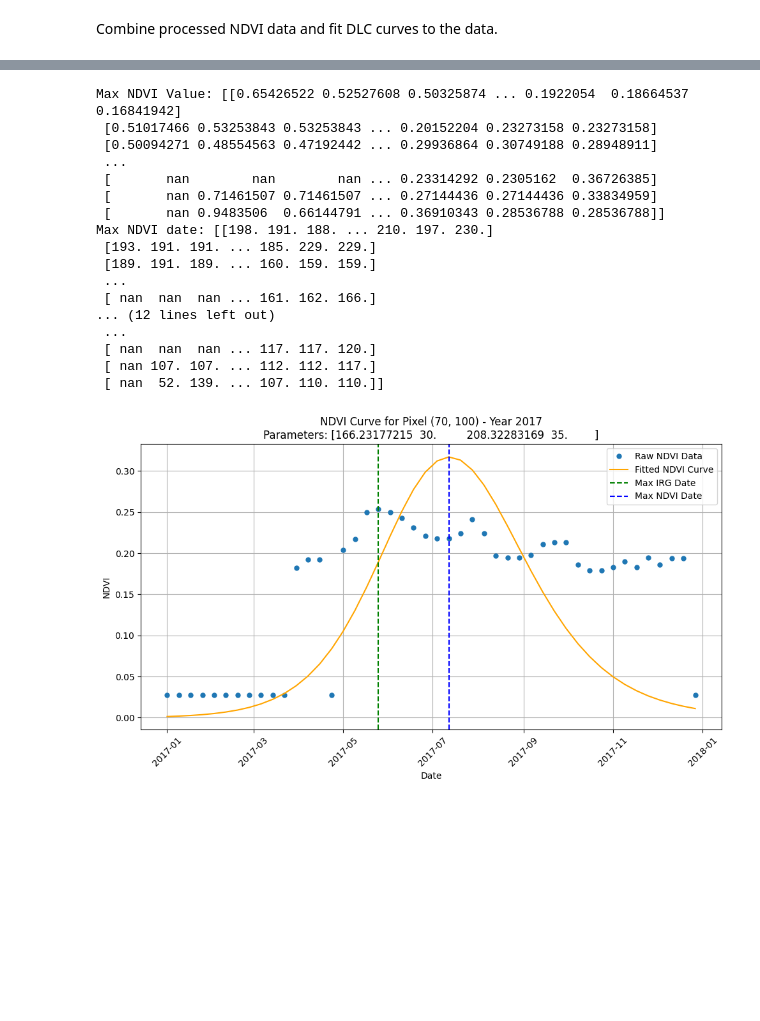
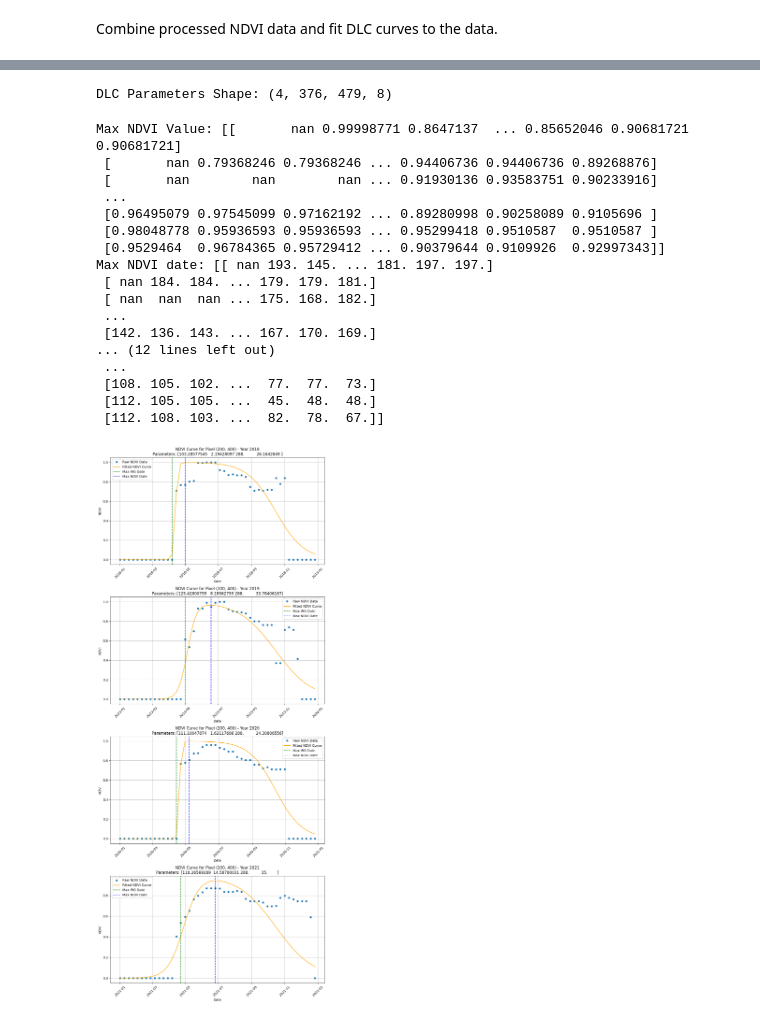
Before and after one commit to tlasharr/DroughtSurfing, a Jupyter notebook: RemoteSensingProcessing/2_Fit_DLC_NDVI_JN.ipynb, the cells around one changed output, grey strips where cells are left out. Cells and saved outputs as stored; diff of their text form; code cells hidden in the pictures; blank space fills up the shorter version.

Commit message:
Fit curves to multiple years.

```diff
--- a/RemoteSensingProcessing/2_Fit_DLC_NDVI_JN.ipynb
+++ b/RemoteSensingProcessing/2_Fit_DLC_NDVI_JN.ipynb
@@ -38,23 +150,28 @@ for src in src_files:
 # %%
-# Convert the merged array to an xarray DataArray
-# Assume each layer corresponds to one of the 8-day NDVI periods
+# Convert the stacked array (multi-year) to an xarray DataArray
 mosaic_da = xr.DataArray(
-    mosaic_array,
-    dims=("band", "y", "x"),
+    all_years_stacked,  # Use the multi-year stacked array
+    dims=("band", "y", "x"),  # Dimensions: time (bands), rows (y), columns (x)
     name="NDVI",
-    attrs=meta
+    attrs={  # Basic attributes for metadata
+        "crs": meta["crs"],
+        "transform": meta["transform"],
+        "description": "NDVI 8-day composites for multiple years"
+    }
 )
+
+# Assign the time coordinates (dates) to the band dimension
+mosaic_da = mosaic_da.assign_coords(band=("band", dates))
 
 # Wrap the DataArray in an xarray Dataset for easier handling
 mosaic_ds = mosaic_da.to_dataset(name="NDVI")
-mosaic_ds = mosaic_ds.sortby("y", ascending=False)
 
 # Inspect the structure (dimensions, attributes, etc.)
 print(mosaic_ds)
-print("Dimensions:", mosaic_ds.dims)
-print("Variables:", mosaic_ds.data_vars)
-print("Attributes:", mosaic_ds.attrs)
+print("Dimensions:", mosaic_ds.dims)  # Should include 'band', 'y', 'x'
+print("Variables:", mosaic_ds.data_vars)  # Should include 'NDVI'
+print("Attributes:", mosaic_ds.attrs)  # CRS, transform, etc.
 
 # Access the names of each layer (corresponds to "band" dimension)
-print("Number of Bands (days):", mosaic_ds.dims['band'])
+print("Number of Bands (days):", mosaic_ds.dims['band'])  # Should equal 46 * num_years
 # %% [output]
@@ -118,5 +236,6 @@ def dlc_model(time, xmidS, scalS, xmidA, scalA):
 # %%
-years = [2017]
+# years = list(range(2018, 2024))  # Use 2024 as the end point to include 2023
+years = [2018, 2019, 2020, 2021]
 
 ## get the dates
 dates = []
@@ -176,7 +295,7 @@ def fit_dlc_for_year(ndvi_stack, dates, years, dlc_bounds):
 
 
 ## fit the DLC model for each year
-dlc_results = fit_dlc_for_year(stacked_data, dates, years, dlc_bounds)
+dlc_results = fit_dlc_for_year(scaled_data, dates, years, dlc_bounds)
 
 print("DLC Parameters Shape:", dlc_results.shape) ## years,
 # %% [output]
@@ -185,3 +315,7 @@ Error fitting pixel: Optimal parameters not found: The maximum number of functio
+# %%
+print("DLC Parameters Shape:", dlc_results.shape) ## years, rows, columns,
+# %% [output]
+DLC Parameters Shape: (4, 376, 479, 8)
 # %%
 
 # Function to calculate fitted NDVI values for each pixel based on the DLC parameters
@@ -238,7 +372,7 @@ def calculate_max_and_dates(values_array, time_points, func="max"):
     return max_vals, max_dates
 
 # Prepare time indices for date calculations
-years = [2017]
+years = [2018, 2019, 2020, 2021]
 dates = []
 for year in years:
     start_date = datetime(year, 1, 1)
@@ -260,23 +394,23 @@ print("Max NDVI date:", max_ndvi_date)
 print("Max IRG Value:", max_irg)
 print("Max IRG Date:", max_irg_date)
 # %% [output]
-Max NDVI Value: [[0.65426522 0.52527608 0.50325874 ... 0.1922054  0.18664537 0.16841942]
- [0.51017466 0.53253843 0.53253843 ... 0.20152204 0.23273158 0.23273158]
- [0.50094271 0.48554563 0.47192442 ... 0.29936864 0.30749188 0.28948911]
+Max NDVI Value: [[       nan 0.99998771 0.8647137  ... 0.85652046 0.90681721 0.90681721]
+ [       nan 0.79368246 0.79368246 ... 0.94406736 0.94406736 0.89268876]
+ [       nan        nan        nan ... 0.91930136 0.93583751 0.90233916]
  ...
- [       nan        nan        nan ... 0.23314292 0.2305162  0.36726385]
- [       nan 0.71461507 0.71461507 ... 0.27144436 0.27144436 0.33834959]
- [       nan 0.9483506  0.66144791 ... 0.36910343 0.28536788 0.28536788]]
-Max NDVI date: [[198. 191. 188. ... 210. 197. 230.]
- [193. 191. 191. ... 185. 229. 229.]
- [189. 191. 189. ... 160. 159. 159.]
+ [0.96495079 0.97545099 0.97162192 ... 0.89280998 0.90258089 0.9105696 ]
+ [0.98048778 0.95936593 0.95936593 ... 0.95299418 0.9510587  0.9510587 ]
+ [0.9529464  0.96784365 0.95729412 ... 0.90379644 0.9109926  0.92997343]]
+Max NDVI date: [[ nan 193. 145. ... 181. 197. 197.]
+ [ nan 184. 184. ... 179. 179. 181.]
+ [ nan  nan  nan ... 175. 168. 182.]
  ...
- [ nan  nan  nan ... 161. 162. 166.]
+ [142. 136. 143. ... 167. 170. 169.]
 ... (12 lines left out)
  ...
- [ nan  nan  nan ... 117. 117. 120.]
- [ nan 107. 107. ... 112. 112. 117.]
- [ nan  52. 139. ... 107. 110. 110.]]
+ [108. 105. 102. ...  77.  77.  73.]
+ [112. 105. 105. ...  45.  48.  48.]
+ [112. 108. 103. ...  82.  78.  67.]]
 # %%
 # Function to calculate fitted NDVI values for specific dates (8-day intervals) based on DLC parameters
 def calculate_fitted_ndvi(dlc_params, time_points):
@@ -320,34 +454,34 @@ def plot_ndvi_pixel(dlc_results, stacked_data, dates, row, col):
         ## Plot raw NDVI data
         ax[i].plot(year_dates, ndvi_values, 'o', label="Raw NDVI Data", linestyle='None', markersize=5)
 
         ## Plot fitted DLC curve if available
         if fitted_curve is not None:
             ax[i].plot(year_dates, fitted_curve, label="Fitted NDVI Curve", color='orange')
             ax[i].set_title(f"NDVI Curve for Pixel ({row}, {col}) - Year {year}\nParameters: {params}")
 
             ## Plot vertical lines at max IRG and max NDVI dates
             if max_irg_date is not None:
                 ax[i].axvline(max_irg_date, color='green', linestyle='--', label="Max IRG Date")
             if max_ndvi_date is not None:
                 ax[i].axvline(max_ndvi_date, color='blue', linestyle='--', label="Max NDVI Date")
         else:
             ax[i].set_title(f"NDVI Curve for Pixel ({row}, {col}) - Year {year} (No Fit)")
 
         ## Formatting
         ax[i].set_xlabel("Date")
         ax[i].set_ylabel("NDVI")
         ax[i].legend()
         ax[i].grid(True)
         ax[i].tick_params(axis='x', rotation=45)
 
     plt.tight_layout()
     plt.show()
 
 ## Specify row and column indices for the pixel you want to analyze
-row_index = 70
-col_index = 100
+row_index = 200
+col_index = 400
 
 ## Plot the raw and fitted NDVI data for the specified pixel across years
-plot_ndvi_pixel(dlc_results, stacked_data, dates, row_index, col_index)
+plot_ndvi_pixel(dlc_results, scaled_data, dates, row_index, col_index)
 # %% [output]
-[figure, old version]
+[figure, new version]
```
Also changed, not shown: parts of 12 cells of this notebook.
